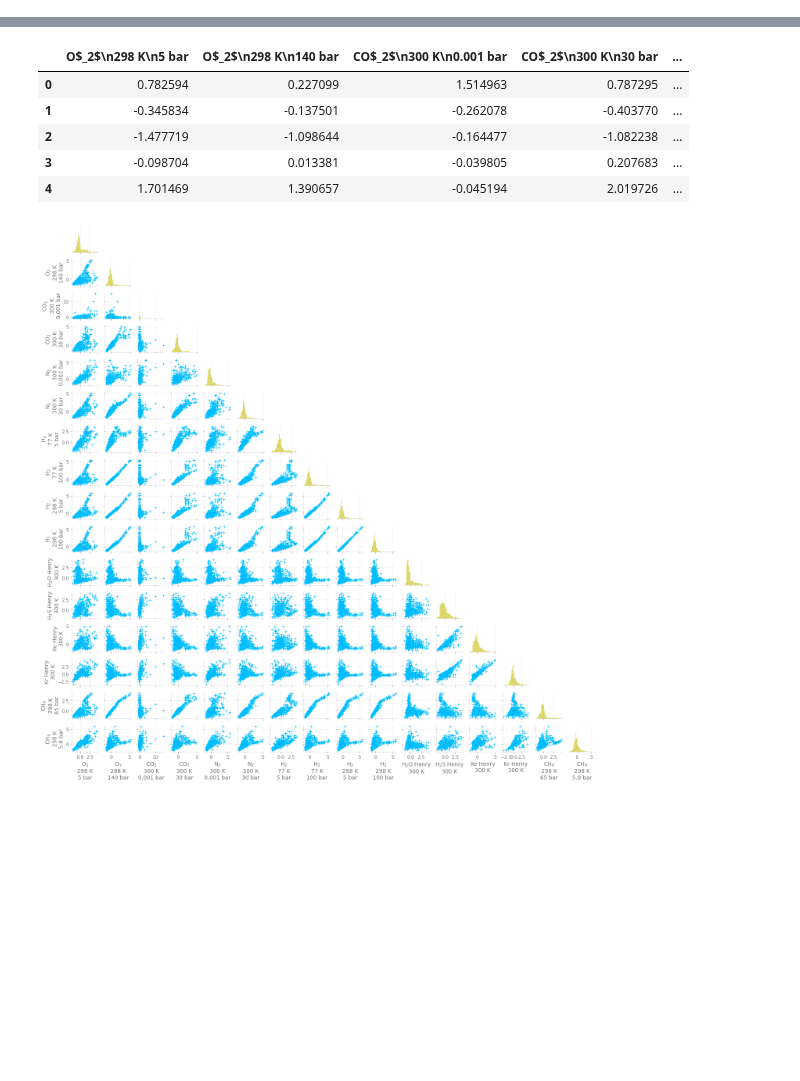
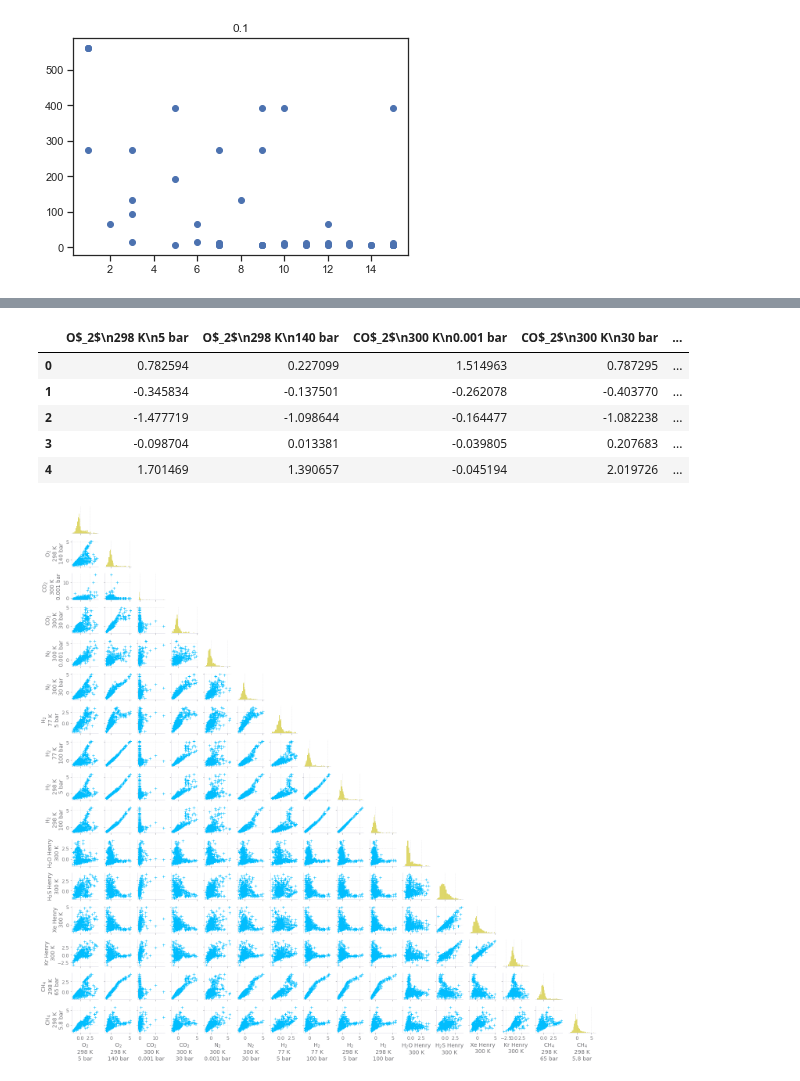
Before and after one commit to SimonEnsemble/material_recommendation_system, a Jupyter notebook: seaborn_stuff.ipynb, the cells around one changed output, grey strips where cells are left out. Drawn from its saved outputs; the diff is of its cells as text; code cells hidden in the pictures; blank space fills up the shorter version.

```diff
--- a/seaborn_stuff.ipynb
+++ b/seaborn_stuff.ipynb
@@ -60,0 +47,11 @@ plt.savefig("beeswarm_lambda.pdf", format="pdf")
+# %%
+for θ, dfθ in df.groupby('θ'):
+#     print(dfθ)
+#     print(θ)
+    plt.figure()
+    plt.scatter(dfθ.k.values, dfθ.λ.values)
+    plt.title(θ)
+    plt.show()
+    break
+# %% [output]
+[figure, added]
```
Also changed, not shown: parts of 6 cells of this notebook, 1 other file.
